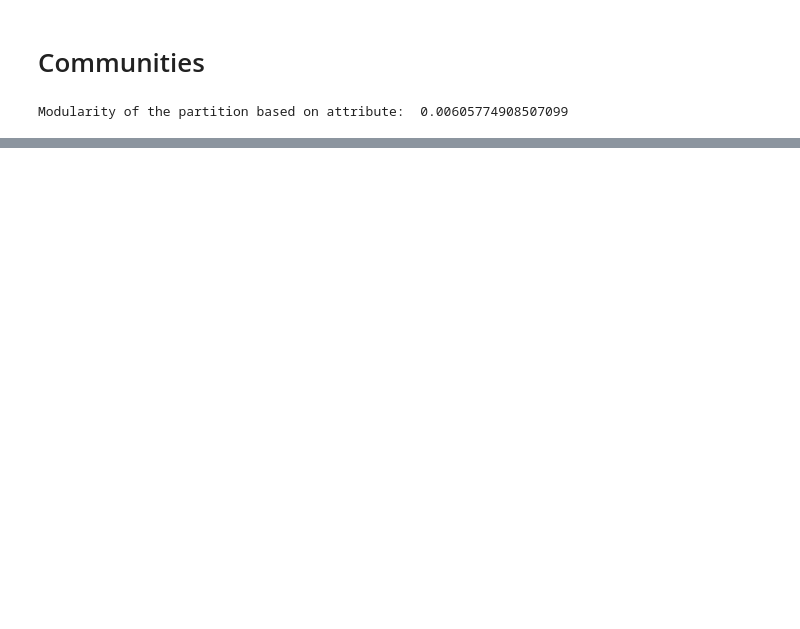
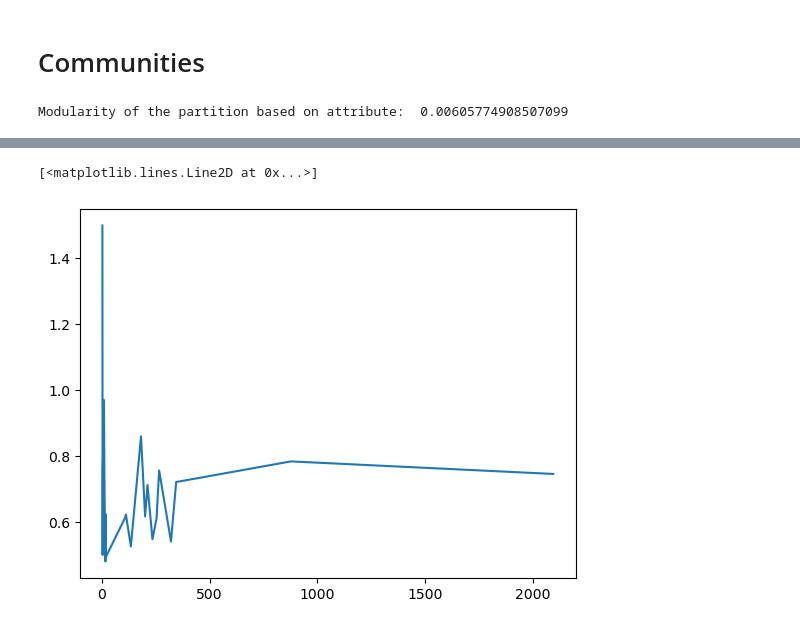
Before and after one commit to eskehaack/SGI_exam_project, a Jupyter notebook: helper_notebook.ipynb, the cells around one changed output, grey strips where cells are left out. Cells and saved outputs as stored; diff of their text form; code cells hidden in the pictures; blank space fills up the shorter version.

```diff
--- a/helper_notebook.ipynb
+++ b/helper_notebook.ipynb
@@ -441,0 +590,25 @@ Modularity of post partitions: 0.24815936211816636, with 5 communities
+# %%
+community_sentiments = {}
+for node, data in user_graph.nodes(data=True):
+    community = best_user_partition[node]
+    sentiment = data['sentiment']  # Replace 'sentiment' with the actual attribute key
+    community_sentiments.setdefault(community, []).append(sentiment)
+
+# Calculating community sizes and average sentiments
+community_data = {
+    'Community': [],
+    'Size': [],
+    'Average Sentiment': []
+}
+for community, sentiments in community_sentiments.items():
+    community_data['Community'].append(community)
+    community_data['Size'].append(len(sentiments))
+    community_data['Average Sentiment'].append(sum(sentiments) / len(sentiments))
+
+# Creating a DataFrame for the LaTeX table
+df = pd.DataFrame(community_data)
+
+df_sorted = df.sort_values(by='Community', ascending=True)
+latex_table = df_sorted.to_latex(index=False)
+
+print(latex_table)
@@ -441,0 +633,5 @@ Modularity of post partitions: 0.24815936211816636, with 5 communities
+# %%
+plt.plot(df_sorted['Size'],df_sorted['Average Sentiment'])
+# %% [output]
+[<matplotlib.lines.Line2D at 0x...>]
+[figure, added]
```
Also changed, not shown: parts of 15 cells of this notebook.
